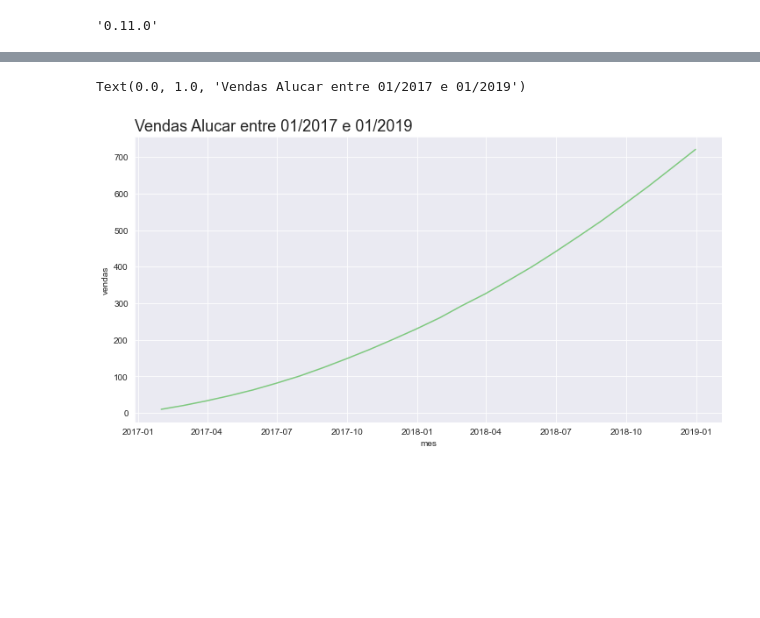
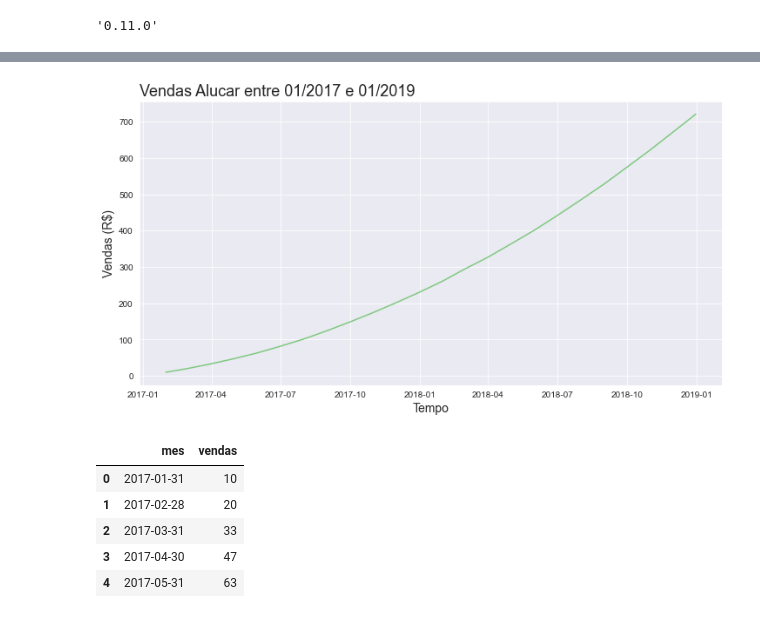
Before and after one commit to irgot/curso-python, a Jupyter notebook: alura-python/Python_Data_Science/Series temporais/time series.ipynb, the cells around one changed output, grey strips where cells are left out. Cells and saved outputs as stored; diff of their text form; code cells hidden in the pictures; blank space fills up the shorter version.

```diff
--- a/alura-python/Python_Data_Science/Series temporais/time series.ipynb
+++ b/alura-python/Python_Data_Science/Series temporais/time series.ipynb
@@ -69,9 +69,20 @@ ax = sns.lineplot(x='mes',y='vendas',data=alucar)
 # %%
 sns.set_palette('Accent')
 sns.set_style('darkgrid')
 ax = sns.lineplot(x='mes',y='vendas',data=alucar)
 ax.figure.set_size_inches(12,6)
 ax.set_title('Vendas Alucar entre 01/2017 e 01/2019',loc='left',fontsize=18)
+ax.set_xlabel('Tempo',fontsize=14)
+ax.set_ylabel('Vendas (R$)',fontsize=14)
+ax=ax
 # %% [output]
-Text(0.0, 1.0, 'Vendas Alucar entre 01/2017 e 01/2019')
-[figure, old version]
+[figure, new version]
+# %%
+alucar.head()
+# %% [output]
+|  | mes | vendas |
+| 0 | 2017-01-31 | 10 |
+| 1 | 2017-02-28 | 20 |
+| 2 | 2017-03-31 | 33 |
+| 3 | 2017-04-30 | 47 |
+| 4 | 2017-05-31 | 63 |
```
Also changed, not shown: parts of 11 cells of this notebook.
